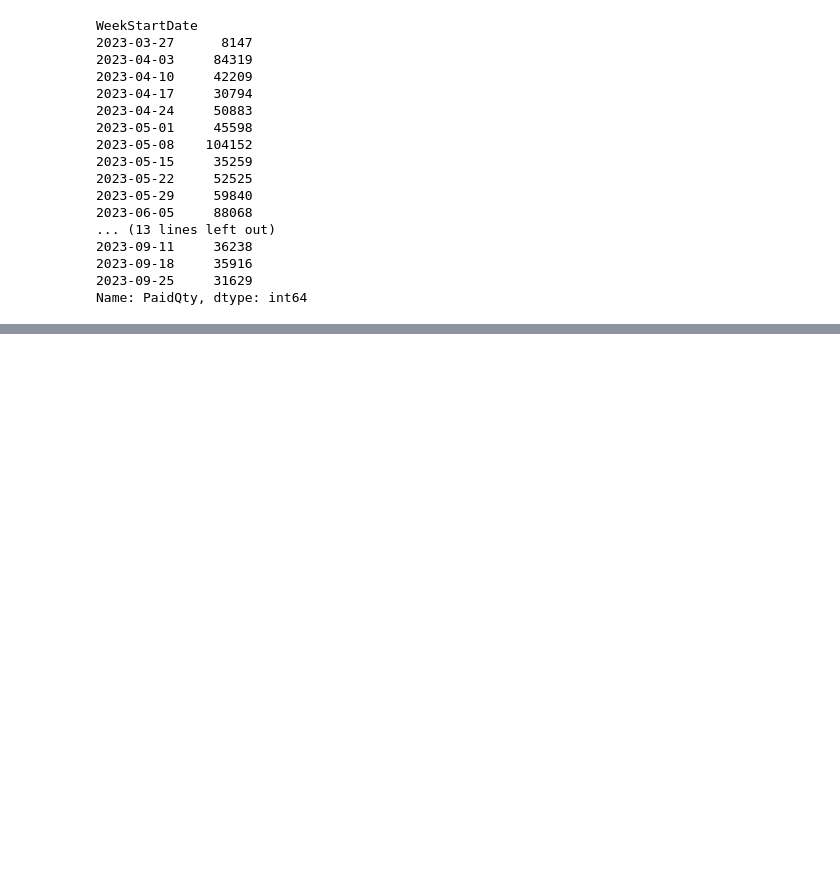
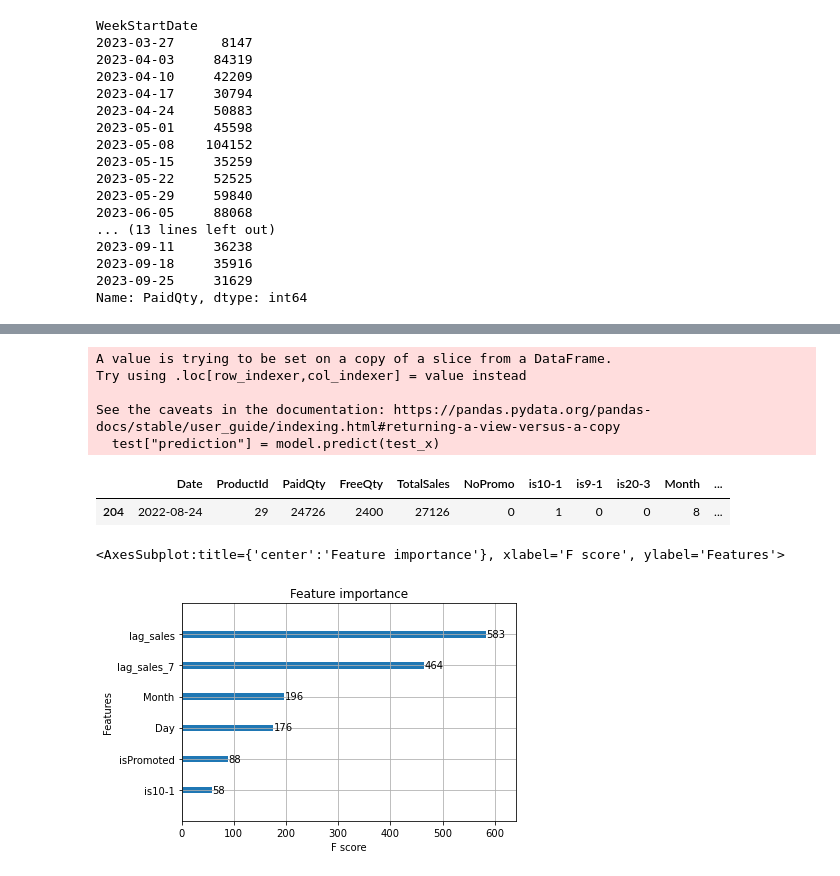
Before and after one commit to ayigitdogan/PharmaProject, a Jupyter notebook: PromotionAnalysis.ipynb, the cells around one changed output, grey strips where cells are left out. Cells and saved outputs as stored; diff of their text form; code cells hidden in the pictures; blank space fills up the shorter version.

Commit message:
xgb_model added

```diff
--- a/PromotionAnalysis.ipynb
+++ b/PromotionAnalysis.ipynb
@@ -125,0 +271,21 @@ data_prep2.groupby(keys).filter(lambda x : x.len()>1)
+# %%
+model = xgb.XGBRegressor()
+# %%
+params ={
+            "learning_rate": 0.05,
+            "n_estimators": 100,
+            "max_depth": 6,
+            "booster": "gbtree",
+            "min_child_weight": 4,
+            "subsample": 1,
+            "colsample_bytree": 0.85,
+            "grow_policy": "lossguide",
+            "eval_metric": "mae",
+            "importance_type": "weight",
+            "verbosity": 2,
+            "n_jobs": 1
+          }
+# %%
+model = model.set_params(**params)
+# %%
+model.fit(train_x,train_y,eval_set=[(train_x,train_y),(test_x,test_y)])
@@ -125,0 +336,22 @@ data_prep2.groupby(keys).filter(lambda x : x.len()>1)
+# %%
+test["prediction"] = model.predict(test_x)
+# %% [output]
+A value is trying to be set on a copy of a slice from a DataFrame.
+Try using .loc[row_indexer,col_indexer] = value instead
+
+See the caveats in the documentation: https://pandas.pydata.org/pandas-docs/stable/user_guide/indexing.html#returning-a-view-versus-a-copy
+  test["prediction"] = model.predict(test_x)
+# %%
+test
+# %% [output]
+|  | Date | ProductId | PaidQty | FreeQty | TotalSales | NoPromo | is10-1 | is9-1 | is20-3 | Month | ... |
+| 204 | 2022-08-24 | 29 | 24726 | 2400 | 27126 | 0 | 1 | 0 | 0 | 8 | ... |
+# %%
+# plot feature importances
+from xgboost import plot_importance
+from matplotlib import pyplot as plt
+
+plot_importance(model)
+# %% [output]
+<AxesSubplot:title={'center':'Feature importance'}, xlabel='F score', ylabel='Features'>
+[figure, added]
```
Also changed, not shown: parts of 22 cells of this notebook.
